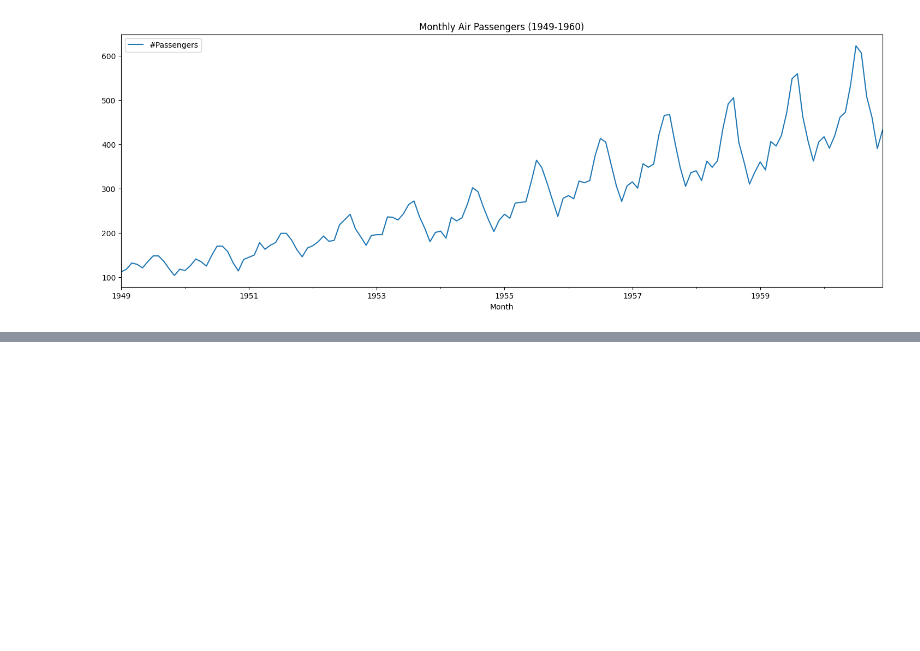
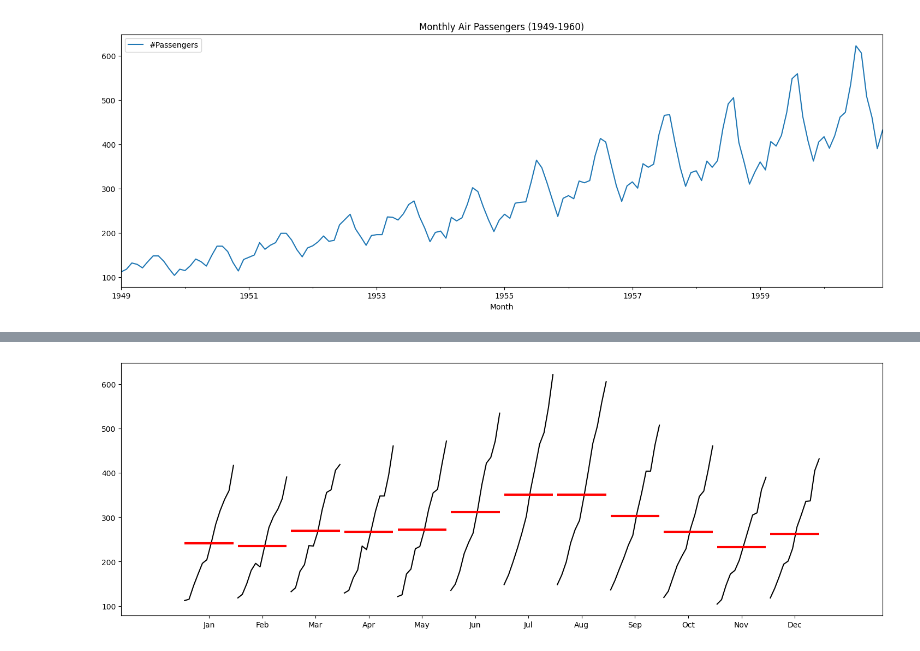
Before and after one commit to AyushDevadiga1/Machine-Learning, a Jupyter notebook: TimeSeriesAnalysisIntroduction.ipynb, the cells around one changed output, grey strips where cells are left out. Saved outputs shown, nothing was run; the diff lists cells and outputs as text; code cells hidden in the pictures; blank space fills up the shorter version.

```diff
--- a/TimeSeriesAnalysisIntroduction.ipynb
+++ b/TimeSeriesAnalysisIntroduction.ipynb
@@ -37,0 +81,7 @@ plt.show()
+# %%
+# This plot is to check the behaviour of the month across all the years ; to check for peak of years across all the years
+month_plot(df['#Passengers'])
+plt.gcf().set_size_inches(18,6)
+plt.show()
+# %% [output]
+[figure, added]
```
Also changed, not shown: parts of 6 cells of this notebook.
